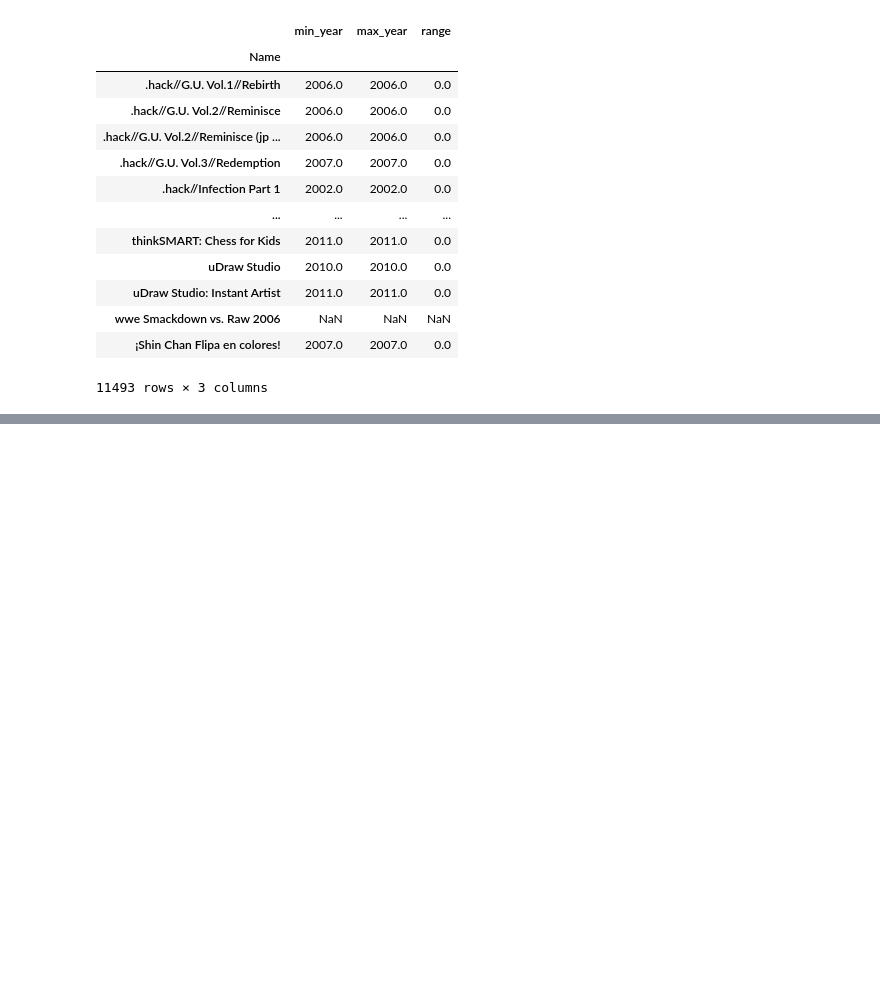
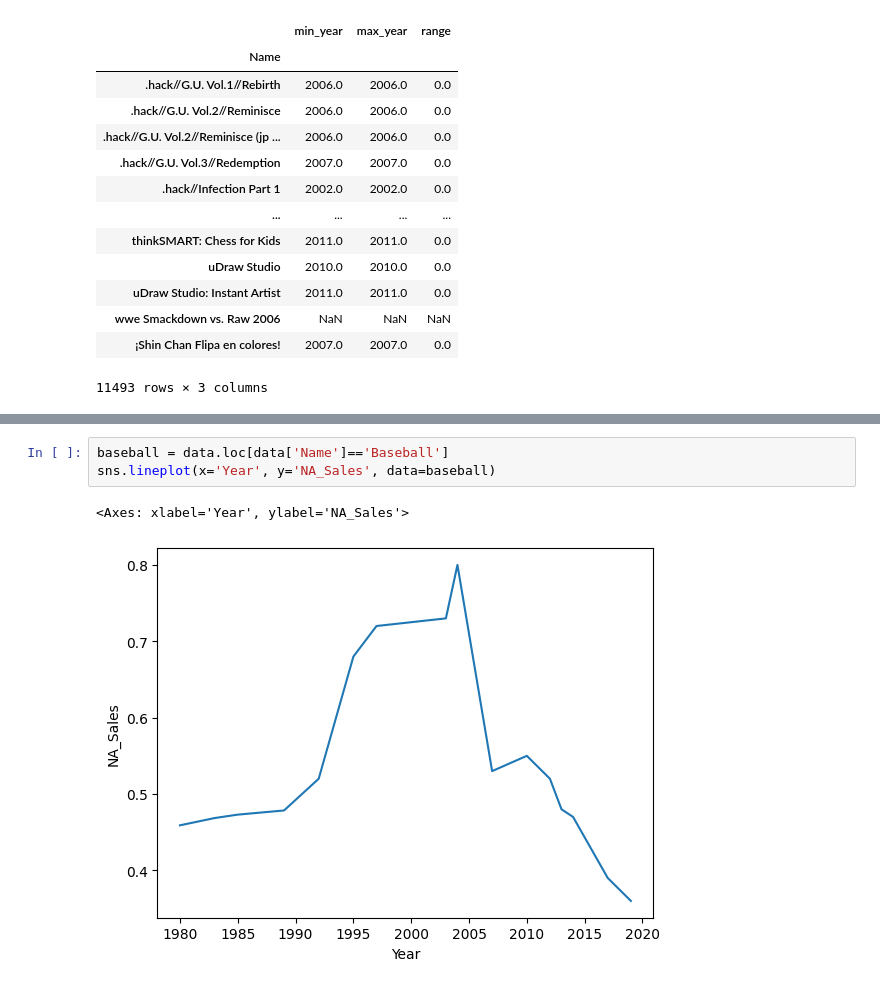
Before and after one commit to harshaiml/aiml-daily-practice, a Jupyter notebook: notebooks/IM Session 23 - Story-Driven EDA/Story-Driven-EDA.ipynb, the cells around one changed output, grey strips where cells are left out. Saved outputs shown, nothing was run; the diff lists cells and outputs as text; blank space fills up the shorter version.

```diff
--- a/notebooks/IM Session 23 - Story-Driven EDA/Story-Driven-EDA.ipynb
+++ b/notebooks/IM Session 23 - Story-Driven EDA/Story-Driven-EDA.ipynb
@@ -132,0 +139,6 @@ game_life
+# %%
+baseball = data.loc[data['Name']=='Baseball']
+sns.lineplot(x='Year', y='NA_Sales', data=baseball)
+# %% [output]
+<Axes: xlabel='Year', ylabel='NA_Sales'>
+[figure, added]
```
Also changed, not shown: parts of 5 cells of this notebook.
